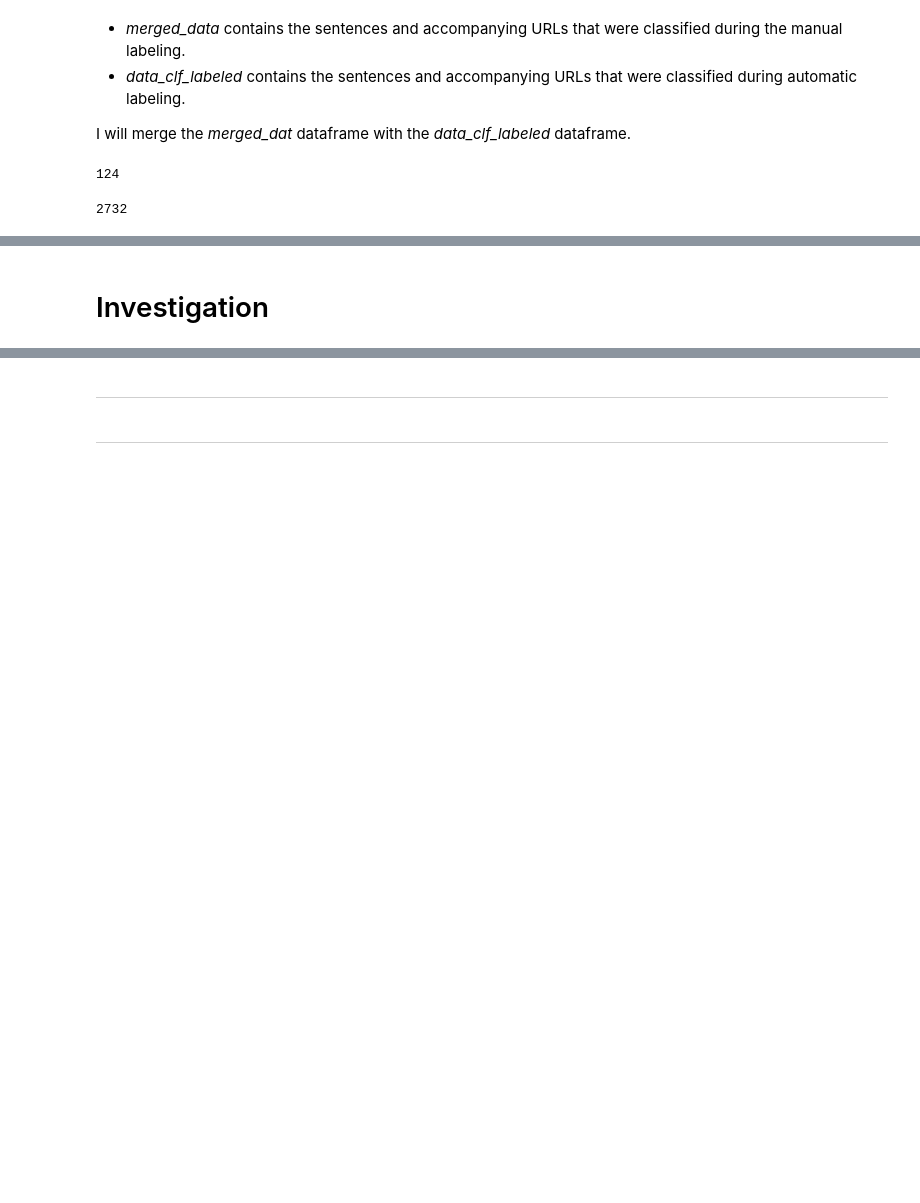
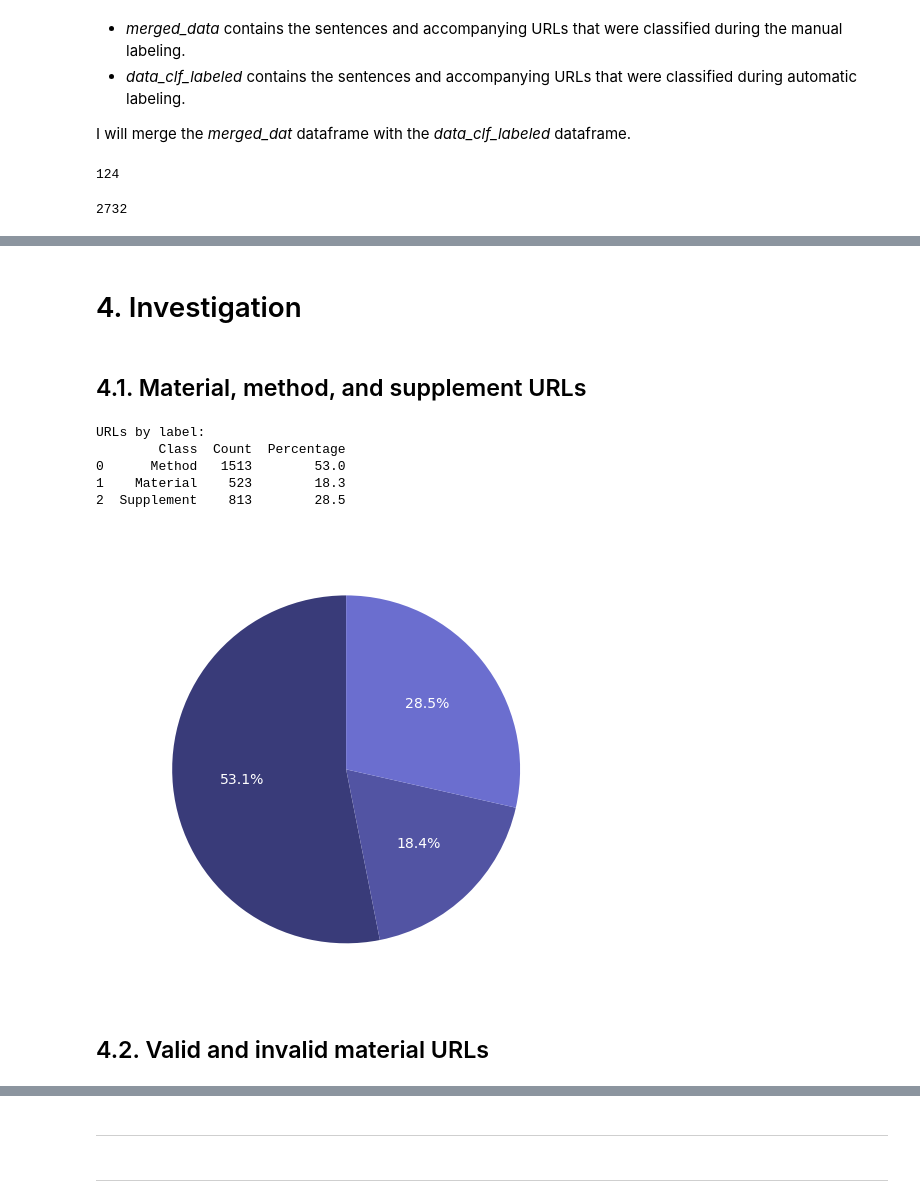
Before and after one commit to phantomloe/Thesis, a Jupyter notebook: Code/classifier_SciBERT.ipynb, the cells around one changed output, grey strips where cells are left out. Cells and saved outputs as stored; diff of their text form; code cells hidden in the pictures; blank space fills up the shorter version.

Commit message:
Classification of URLs
The classifier_SciBERT.ipynb is pretty much done - a couple of results for the report and appendices have also been added

```diff
--- a/Code/classifier_SciBERT.ipynb
+++ b/Code/classifier_SciBERT.ipynb
@@ -1060,2 +1278,3 @@ df_clf
 # %% [markdown]
-# Investigation
+<a name='investigation'></a>
+# 4. Investigation
@@ -1070,0 +1281,47 @@ plt.show()
+# %%
+df = pd.read_csv('../Data/classified_data.csv')
+urls = pd.read_csv('../Data/URLs_validated_comments.csv', delimiter=';', usecols=range(5))
+urls_valid = pd.read_csv('../Data/material_URLs.csv')
+# %% [markdown]
+<a name='materialmethodandsupplementURLs'></a>
+## 4.1. Material, method, and supplement URLs
+# %%
+# Count the occurrences of each class in the 'predicted_label' column
+method_urls = df['Method'].value_counts()
+material_urls = df['Material'].value_counts()
+supplement_urls = df['Supplement'].value_counts()
+
+# Create a DataFrame to store the counts and percentages
+urls_types = {
+    'Class': ['Method', 'Material', 'Supplement'],
+    'Count': [method_urls[1], material_urls[1], supplement_urls[1]],
+    'Percentage': [round(method_urls[1] / len(df) * 100, 1), round(material_urls[1] / len(df) * 100, 1), round(supplement_urls[1] / len(df) * 100, 1)]
+}
+
+counts_df = pd.DataFrame(urls_types)
+counts_df.to_csv('../Results/tables/URLsbyLabel.csv', index=False)
+
+# Display the counts table
+print("URLs by label:")
+print(counts_df)
+# %% [output]
+URLs by label:
+        Class  Count  Percentage
+0      Method   1513        53.0
+1    Material    523        18.3
+2  Supplement    813        28.5
+# %%
+colors = plt.cm.tab20b.colors
+plt.figure(figsize=(8, 8))
+plt.pie(counts_df['Count'], labels=counts_df['Class'], autopct='%1.1f%%', startangle=90, colors=colors, textprops={'color': 'white', 'fontsize': 14})
+plt.title('Distribution of URLs by Label', color='white', fontsize=16)
+
+# Save the figure
+plt.savefig('../Results/graphics/DistributionofURLs.png')
+
+plt.show()
+# %% [output]
+[figure, added]
+# %% [markdown]
+<a name='validandinvalidmaterialURLs'></a>
+## 4.2. Valid and invalid material URLs
```
Also changed, not shown: parts of 83 cells of this notebook, 16 other files.
